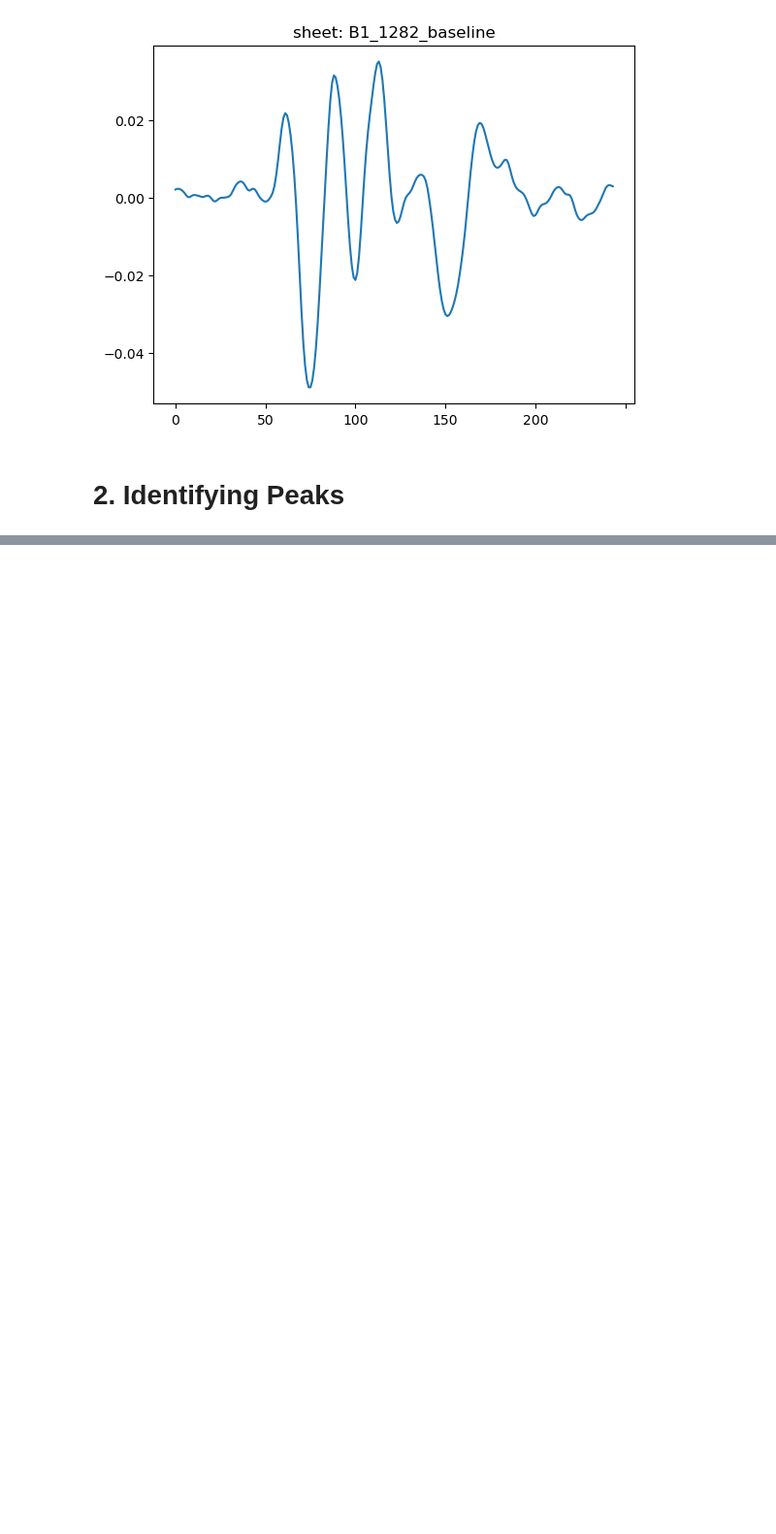
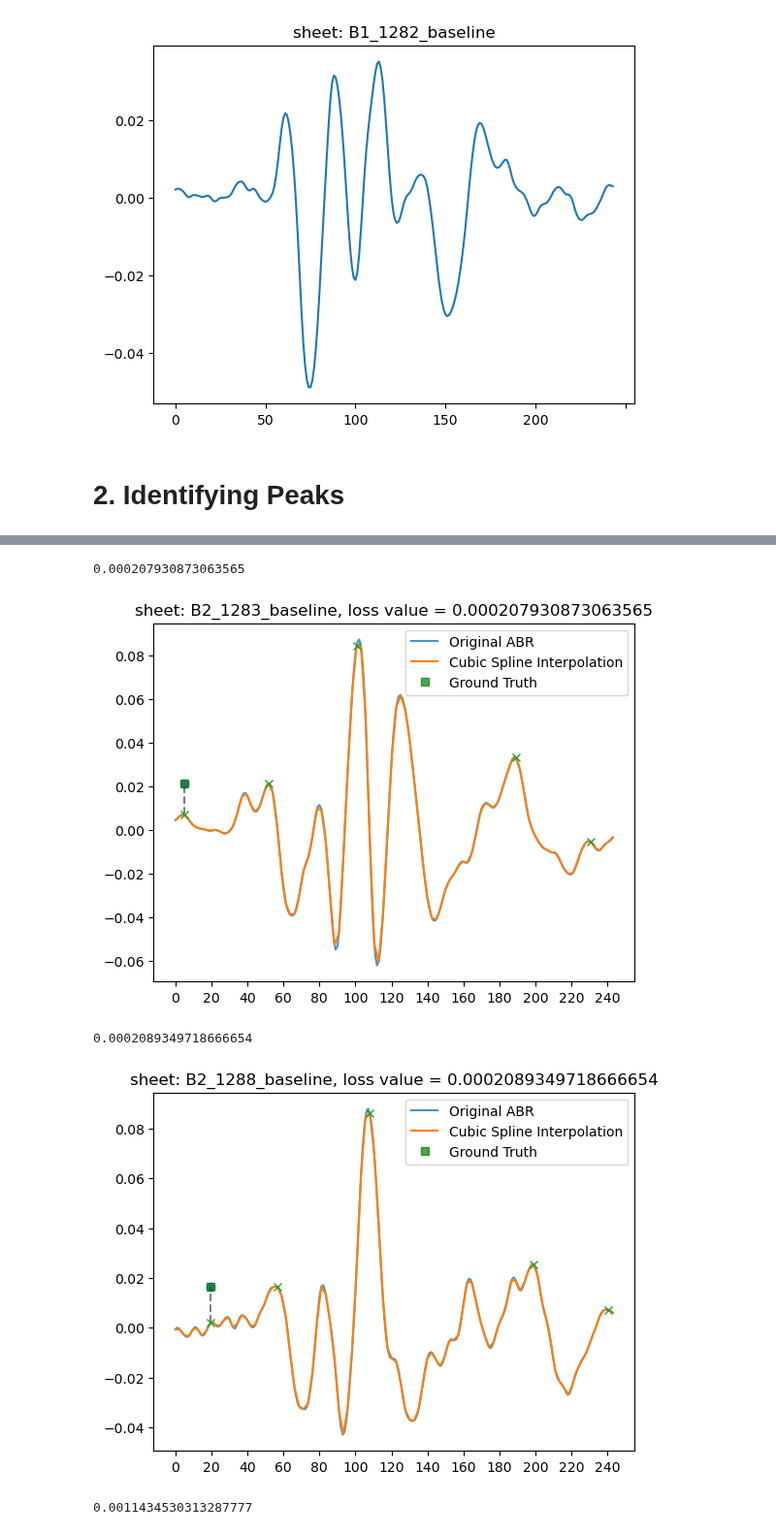
Before and after one commit to ucsdmanorlab/abranalysis, a Jupyter notebook: plotting_waves_gt.ipynb, the cells around one changed output, grey strips where cells are left out. Shown at 97% size. Cells and saved outputs as stored; diff of their text form; code cells hidden in the pictures; blank space fills up the shorter version.

```diff
--- a/plotting_waves_gt.ipynb
+++ b/plotting_waves_gt.ipynb
@@ -250 +283,70 @@ for filename, df in we_have_gt.items():
 [figure]
+# %%
+import numpy as np
+import pandas as pd
+from scipy.signal import find_peaks
+from scipy.interpolate import CubicSpline
+import matplotlib.pyplot as plt
+
+def plotting_waves_cubic_spline(dataframes=we_have_gt, freq=16000, db=90, n=15):
+    for filename, df in dataframes.items():
+        khz = df[df['Freq(Hz)'] == freq]
+        dbkhz = khz[khz['Level(dB)'] == db]
+        index = dbkhz.index.values[0]
+        original_waveform = df.iloc[index, 48:]
+        original_waveform = pd.to_numeric(original_waveform, errors='coerce')[:-1]
+
+        # Apply cubic spline interpolation
+        smooth_time = np.linspace(0, len(original_waveform) - 1, 100)
+        cs = CubicSpline(np.arange(len(original_waveform)), original_waveform)
+        smooth_amplitude = cs(smooth_time)
+
+        # Find highest peaks separated by at least n data points in the smoothed curve
+        peaks, _ = find_peaks(smooth_amplitude, distance=n)
+        highest_peaks = peaks[np.argsort(smooth_amplitude[peaks])[-5:]]
+
+        loss_value = None
+        if highest_peaks.size > 0:  # Check if highest_peaks is not empty
+            first_peak_value = smooth_amplitude[np.sort(highest_peaks)[0]]
+            if gt_data.get(filename, {}).get(freq, {}).get(db) is not None:
+                loss_value = (gt_data[filename][freq][db] - first_peak_value) ** 2
+
+        plt.figure()
+
+        # Plot the original ABR waveform
+        plt.plot(np.arange(len(original_waveform)), original_waveform, label='Original ABR', alpha=0.8)
+
+        # Plot the cubic spline interpolation
+        plt.plot(smooth_time, smooth_amplitude, label='Cubic Spline Interpolation')
+
+        if highest_peaks.size > 0:
+            first_peak = np.sort(highest_peaks)[0]
+            plt.plot([smooth_time[first_peak], smooth_time[first_peak]], [smooth_amplitude[first_peak], gt_data.get(filename, {}).get(freq, {}).get(db, np.nan)], "--", color='gray')
+            plt.plot(smooth_time[first_peak], gt_data.get(filename, {}).get(freq, {}).get(db, np.nan), "o", color='blue', alpha=0.5)
+
+        x_ticks = np.arange(0, len(original_waveform), 20)
+        plt.xticks(x_ticks)
+
+        title = f'sheet: {filename}'
+        if loss_value is not None:
+            title += f', loss value = {loss_value}'
+
+        plt.title(title)
+        plt.plot(smooth_time[highest_peaks], smooth_amplitude[highest_peaks], "x")
+        print(loss_value)
+
+        # Compare to ground truth
+        gt_value = gt_data.get(filename, {}).get(freq, {}).get(db)
+        if gt_value is not None:
+            plt.plot([smooth_time[first_peak]], [gt_value], "s", color='green', label='Ground Truth', alpha=0.7)
+
+        plt.legend()
+        plt.show()
+
+plotting_waves_cubic_spline()
+# %% [output]
+0.000207930873063565
+[figure, added]
+0.0002089349718666654
+[figure, added]
+0.0011434530313287777
```
Also changed, not shown: parts of 11 cells of this notebook.
